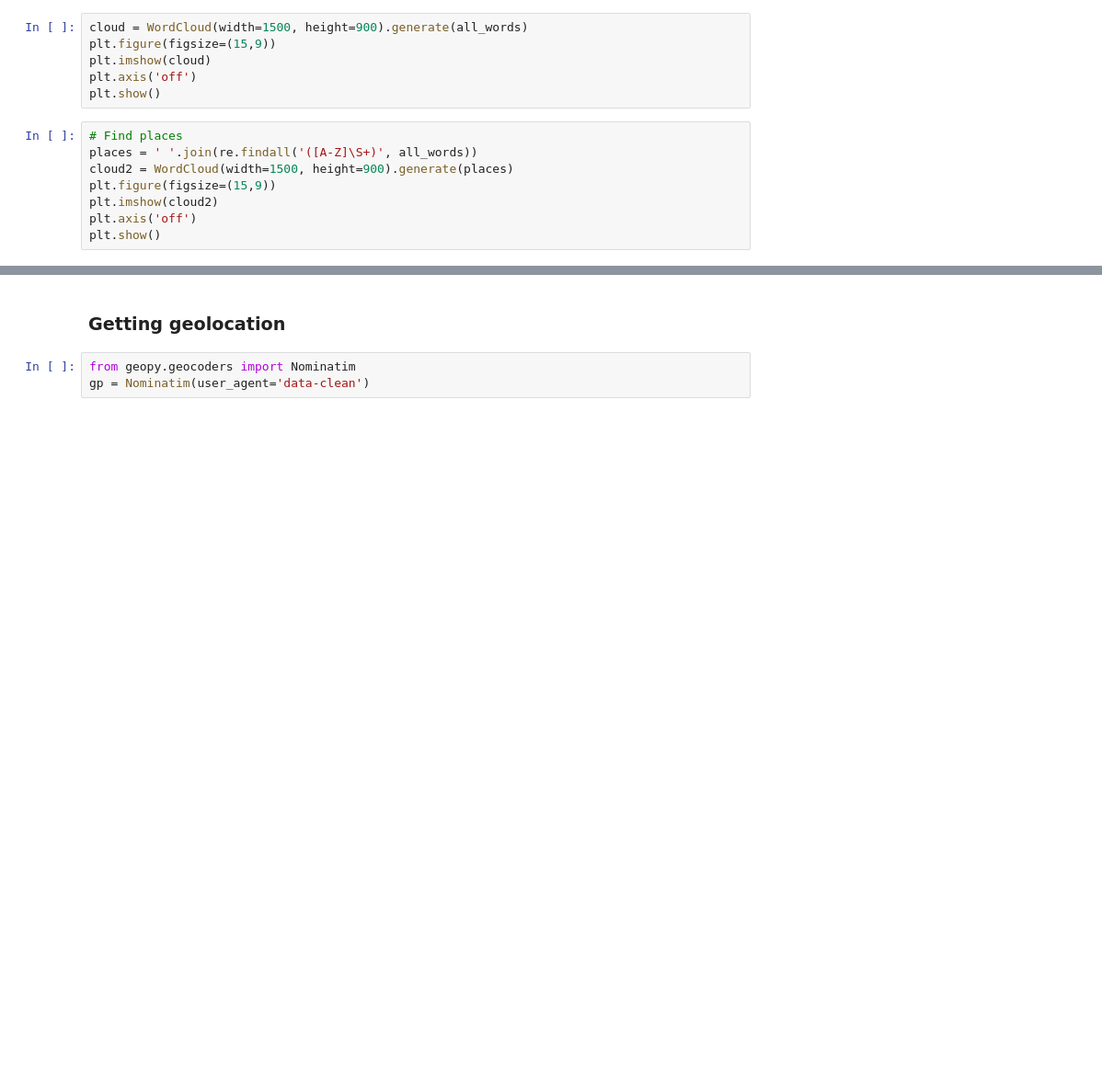
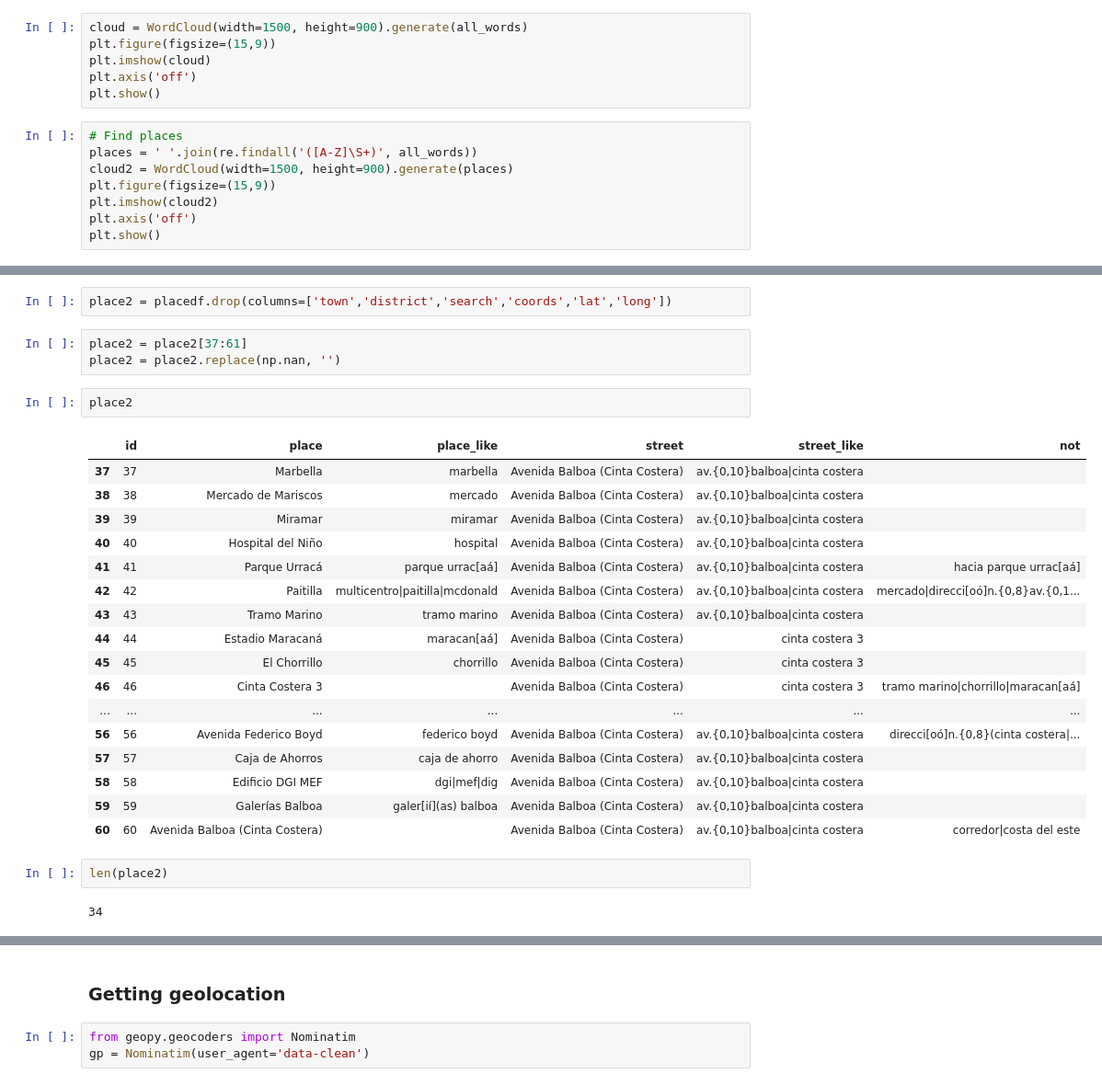
Before and after one commit to Liu-Lc/TwitterTraffic-Pty, a Jupyter notebook: data_clean.ipynb, the cells around one changed output, grey strips where cells are left out. Shown at 92% size. Cells and saved outputs as stored; diff of their text form; blank space fills up the shorter version.

```diff
--- a/data_clean.ipynb
+++ b/data_clean.ipynb
@@ -92,0 +142,29 @@ plt.show()
+# %%
+place2 = placedf.drop(columns=['town','district','search','coords','lat','long'])
+# %%
+place2 = place2[37:61]
+place2 = place2.replace(np.nan, '')
+# %%
+place2
+# %% [output]
+|  | id | place | place_like | street | street_like | not |
+| 37 | 37 | Marbella | marbella | Avenida Balboa (Cinta Costera) | av.{0,10}balboa|cinta costera |  |
+| 38 | 38 | Mercado de Mariscos | mercado | Avenida Balboa (Cinta Costera) | av.{0,10}balboa|cinta costera |  |
+| 39 | 39 | Miramar | miramar | Avenida Balboa (Cinta Costera) | av.{0,10}balboa|cinta costera |  |
+| 40 | 40 | Hospital del Niño | hospital | Avenida Balboa (Cinta Costera) | av.{0,10}balboa|cinta costera |  |
+| 41 | 41 | Parque Urracá | parque urrac[aá] | Avenida Balboa (Cinta Costera) | av.{0,10}balboa|cinta costera | hacia parque urrac[aá] |
+| 42 | 42 | Paitilla | multicentro|paitilla|mcdonald | Avenida Balboa (Cinta Costera) | av.{0,10}balboa|cinta costera | mercado|direcci[oó]n.{0,8}av.{0,1... |
+| 43 | 43 | Tramo Marino | tramo marino | Avenida Balboa (Cinta Costera) | av.{0,10}balboa|cinta costera |  |
+| 44 | 44 | Estadio Maracaná | maracan[aá] | Avenida Balboa (Cinta Costera) | cinta costera 3 |  |
+| 45 | 45 | El Chorrillo | chorrillo | Avenida Balboa (Cinta Costera) | cinta costera 3 |  |
+| 46 | 46 | Cinta Costera 3 |  | Avenida Balboa (Cinta Costera) | cinta costera 3 | tramo marino|chorrillo|maracan[aá] |
+| ... | ... | ... | ... | ... | ... | ... |
+| 56 | 56 | Avenida Federico Boyd | federico boyd | Avenida Balboa (Cinta Costera) | av.{0,10}balboa|cinta costera | direcci[oó]n.{0,8}(cinta costera|... |
+| 57 | 57 | Caja de Ahorros | caja de ahorro | Avenida Balboa (Cinta Costera) | av.{0,10}balboa|cinta costera |  |
+| 58 | 58 | Edificio DGI MEF | dgi|mef|dig | Avenida Balboa (Cinta Costera) | av.{0,10}balboa|cinta costera |  |
+| 59 | 59 | Galerías Balboa | galer[ií](as) balboa | Avenida Balboa (Cinta Costera) | av.{0,10}balboa|cinta costera |  |
+| 60 | 60 | Avenida Balboa (Cinta Costera) |  | Avenida Balboa (Cinta Costera) | av.{0,10}balboa|cinta costera | corredor|costa del este |
+# %%
+len(place2)
+# %% [output]
+34
```
Also changed, not shown: parts of 27 cells of this notebook.
